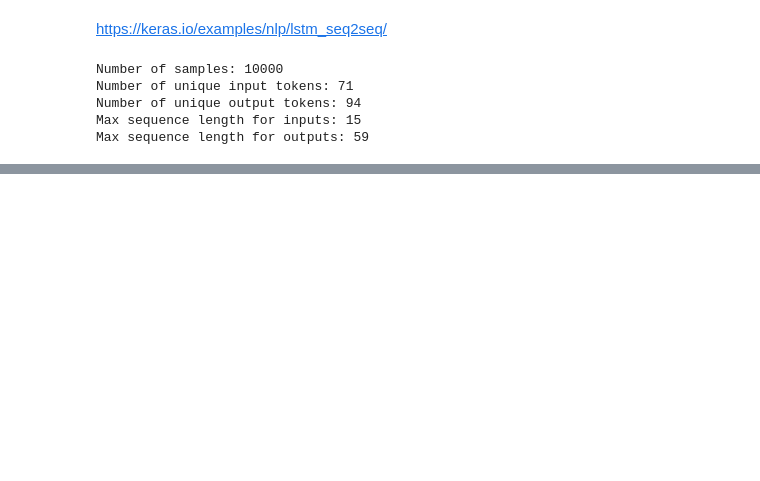
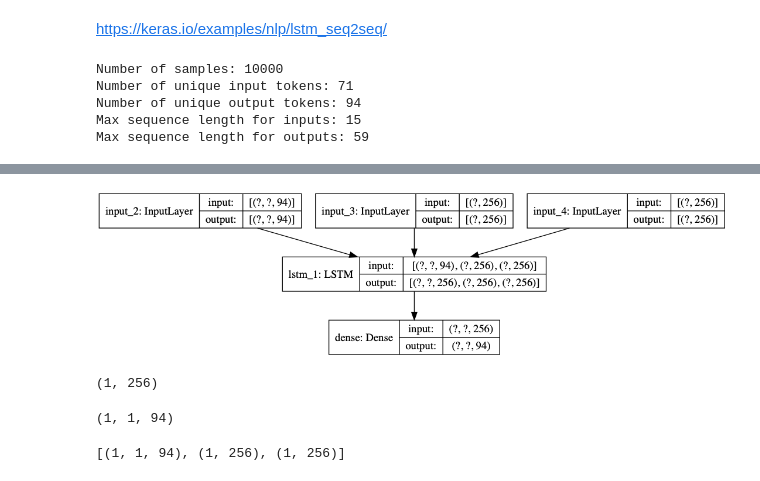
Before and after one commit to cokeSchlumpf/thesis--text-sumarization, a Jupyter notebook: notebooks/exp-seq2seq.ipynb, the cells around one changed output, grey strips where cells are left out. Drawn from its saved outputs; the diff is of its cells as text; code cells hidden in the pictures; blank space fills up the shorter version.

```diff
--- a/notebooks/exp-seq2seq.ipynb
+++ b/notebooks/exp-seq2seq.ipynb
@@ -133,0 +213,21 @@ Epoch 100/100
+# %%
+decoder_inputs = model.input[1]  # input_2
+decoder_state_input_h = keras.Input(shape=(latent_dim,), name="input_3")
+decoder_state_input_c = keras.Input(shape=(latent_dim,), name="input_4")
+decoder_states_inputs = [decoder_state_input_h, decoder_state_input_c]
+
+decoder_lstm = model.layers[3]
+decoder_outputs, state_h_dec, state_c_dec = decoder_lstm(
+    decoder_inputs, initial_state=decoder_states_inputs
+)
+
+decoder_states = [state_h_dec, state_c_dec]
+decoder_dense = model.layers[4]
+decoder_outputs = decoder_dense(decoder_outputs)
+decoder_model = keras.Model(
+    [decoder_inputs] + decoder_states_inputs, [decoder_outputs] + decoder_states
+)
+# %%
+keras.utils.plot_model(decoder_model, show_shapes=True)
+# %% [output]
+[figure, added]
@@ -133,0 +273,16 @@ Epoch 100/100
+# %%
+encoded = encoder_model.predict(encoder_input_data[0:1])
+encoded[1].shape
+# %% [output]
+(1, 256)
+# %%
+target_seq = np.zeros((1, 1, num_decoder_tokens))
+target_seq[0, 0, target_token_index["\t"]] = 1.0
+target_seq.shape
+# %% [output]
+(1, 1, 94)
+# %%
+decoder_input = [target_seq] + encoded
+[ i.shape for i in decoder_input ]
+# %% [output]
+[(1, 1, 94), (1, 256), (1, 256)]
```
Also changed, not shown: parts of 20 cells of this notebook, 9 other files.
